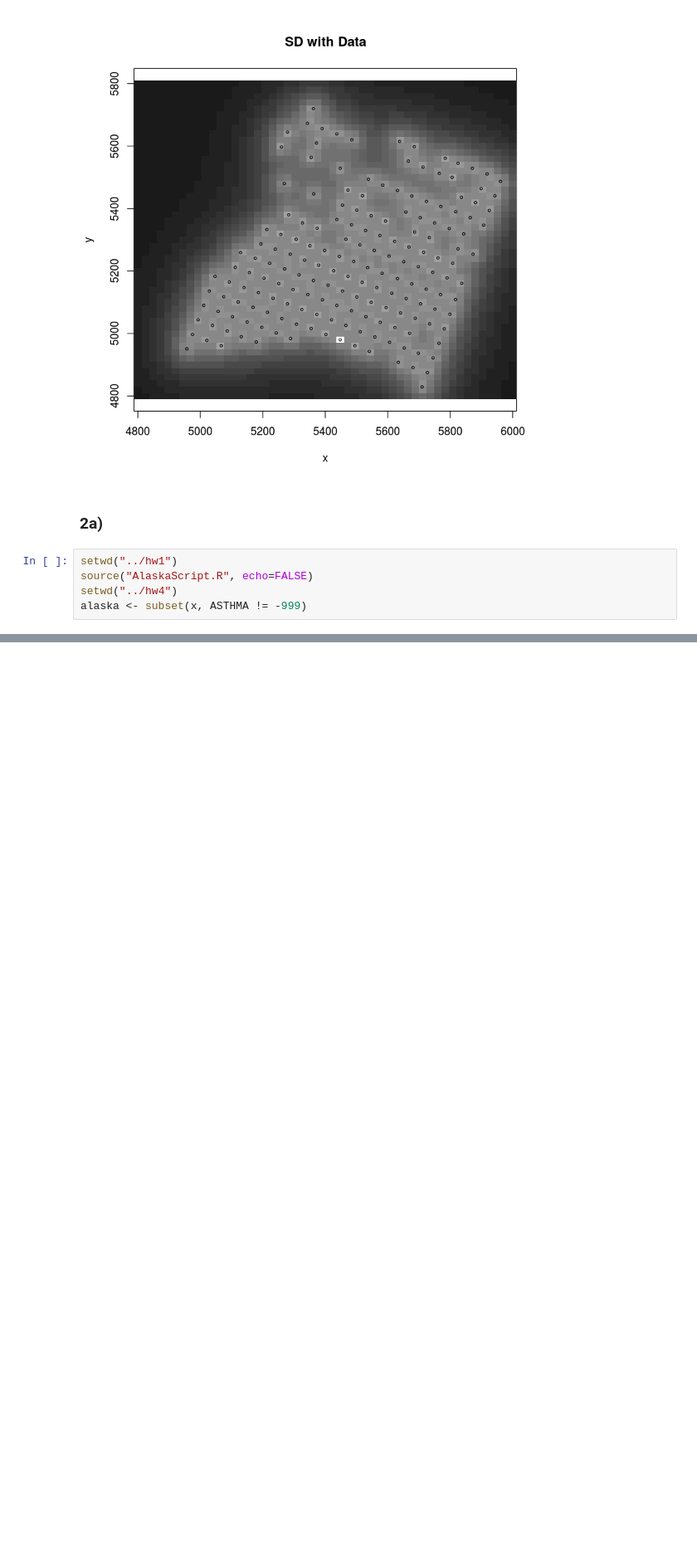
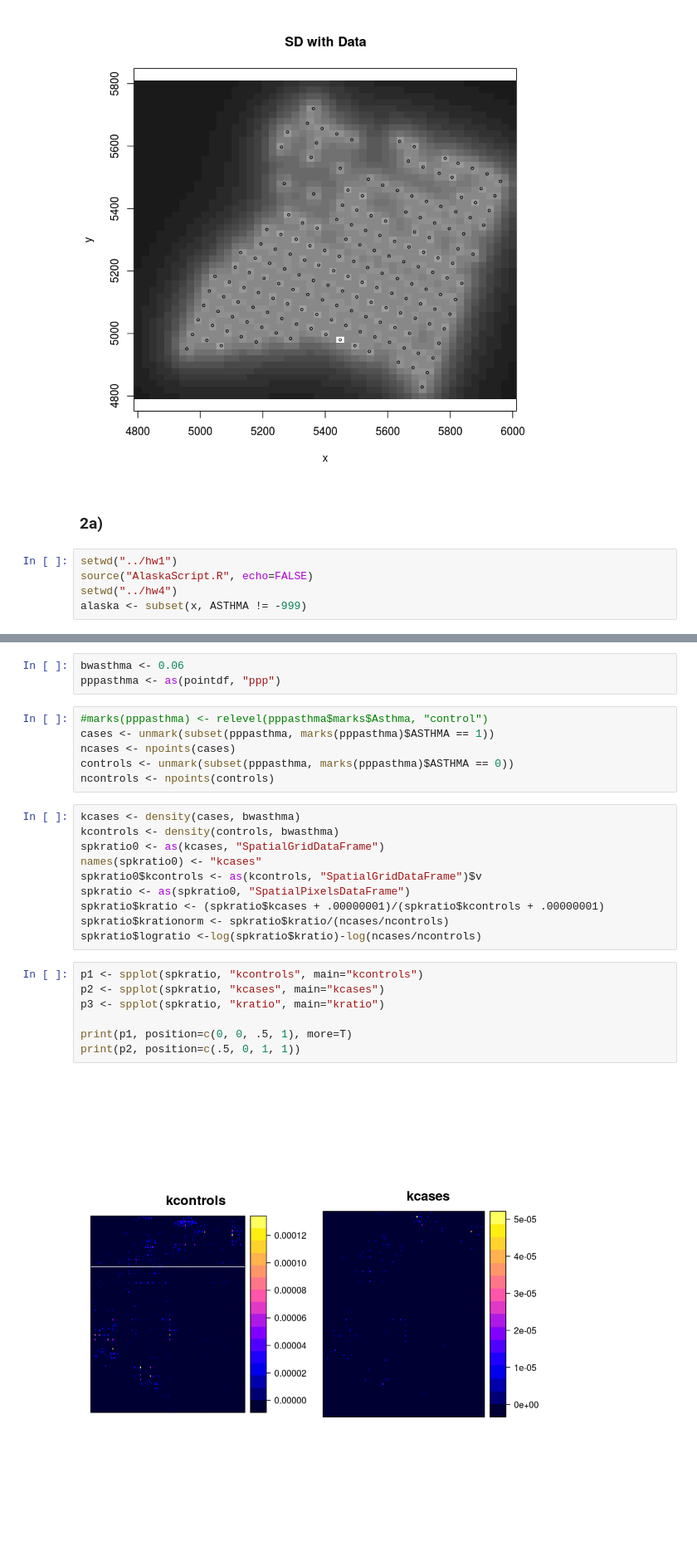
Before and after one commit to nmmarquez/spatial_epi, a Jupyter notebook: homework/hw4/hw4.ipynb, the cells around one changed output, grey strips where cells are left out. Shown: that part at 83% size. Drawn from its saved outputs; the diff is of its cells as text; blank space fills up the shorter version.

```diff
--- a/homework/hw4/hw4.ipynb
+++ b/homework/hw4/hw4.ipynb
@@ -192,0 +146,28 @@ head(alaska)
+# %%
+bwasthma <- 0.06
+pppasthma <- as(pointdf, "ppp")
+# %%
+#marks(pppasthma) <- relevel(pppasthma$marks$Asthma, "control")
+cases <- unmark(subset(pppasthma, marks(pppasthma)$ASTHMA == 1))
+ncases <- npoints(cases)
+controls <- unmark(subset(pppasthma, marks(pppasthma)$ASTHMA == 0))
+ncontrols <- npoints(controls)
+# %%
+kcases <- density(cases, bwasthma)
+kcontrols <- density(controls, bwasthma)
+spkratio0 <- as(kcases, "SpatialGridDataFrame")
+names(spkratio0) <- "kcases"
+spkratio0$kcontrols <- as(kcontrols, "SpatialGridDataFrame")$v
+spkratio <- as(spkratio0, "SpatialPixelsDataFrame")
+spkratio$kratio <- (spkratio$kcases + .00000001)/(spkratio$kcontrols + .00000001)
+spkratio$krationorm <- spkratio$kratio/(ncases/ncontrols)
+spkratio$logratio <-log(spkratio$kratio)-log(ncases/ncontrols)
+# %%
+p1 <- spplot(spkratio, "kcontrols", main="kcontrols")
+p2 <- spplot(spkratio, "kcases", main="kcases")
+p3 <- spplot(spkratio, "kratio", main="kratio")
+
+print(p1, position=c(0, 0, .5, 1), more=T)
+print(p2, position=c(.5, 0, 1, 1))
+# %% [output]
+[figure, added]
```
Also changed, not shown: parts of 19 cells of this notebook, 1 other file.
